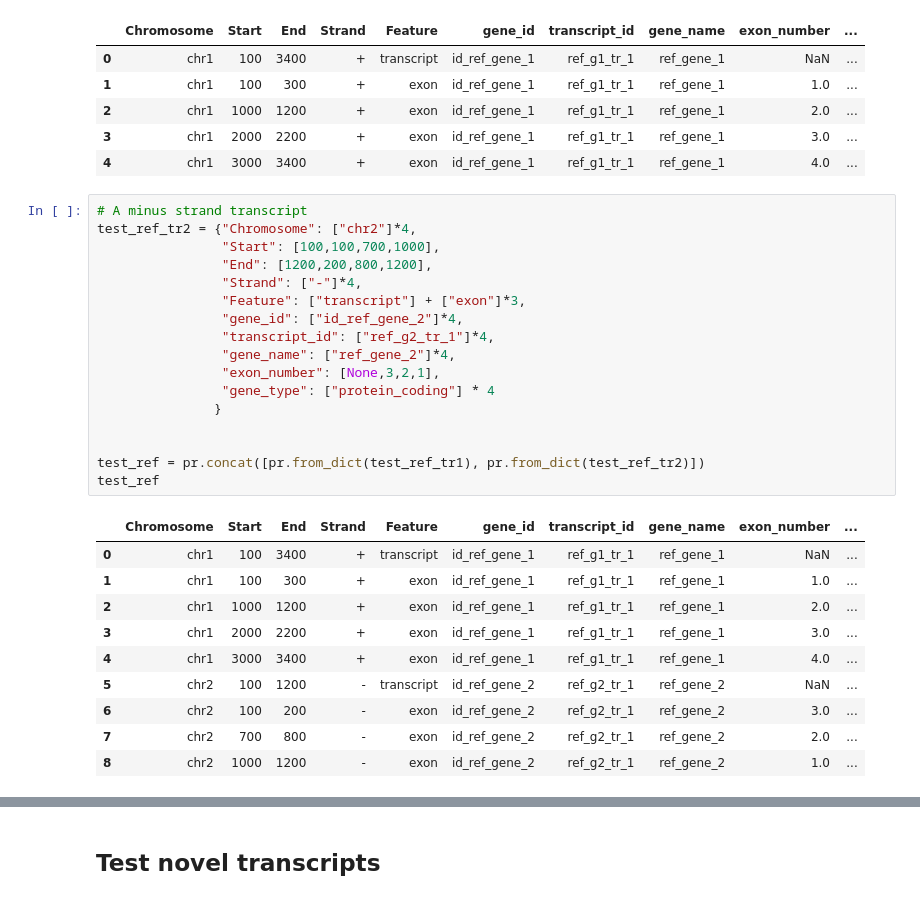
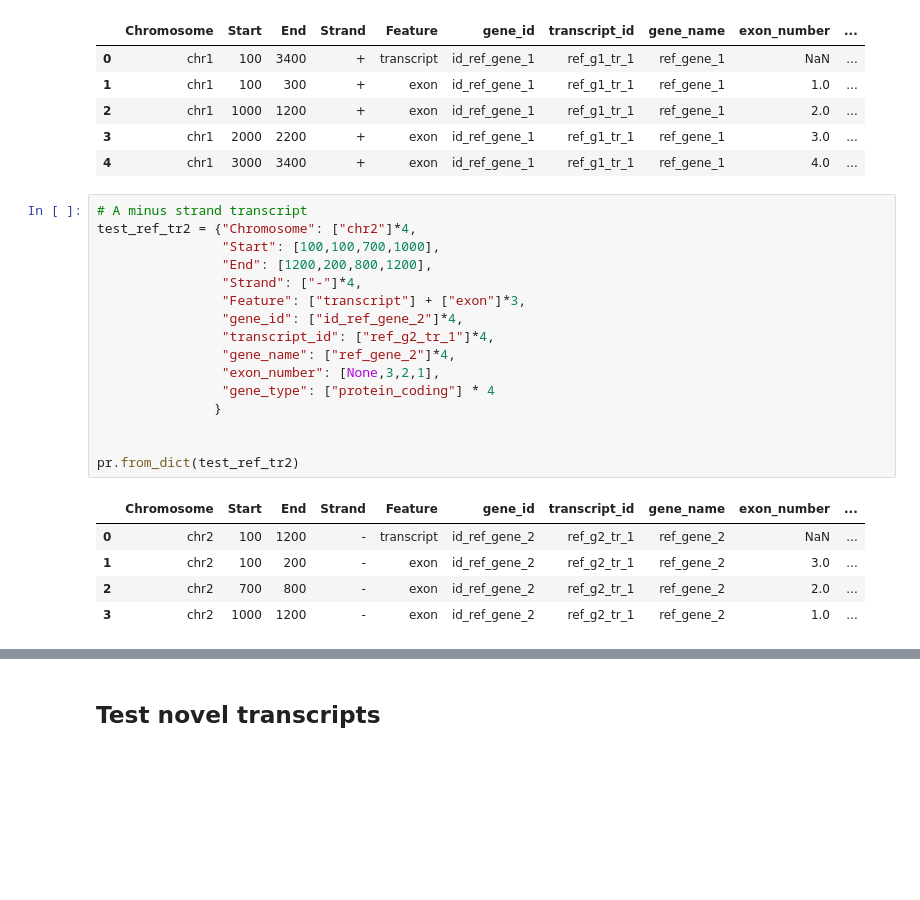
Before and after one commit to frattalab/PAPA, a Jupyter notebook: scripts/generate_test_annotations.ipynb, the cells around one changed output, grey strips where cells are left out. Saved outputs shown, nothing was run; the diff lists cells and outputs as text; blank space fills up the shorter version.

```diff
--- a/scripts/generate_test_annotations.ipynb
+++ b/scripts/generate_test_annotations.ipynb
@@ -38,28 +38,22 @@ pr.from_dict(test_ref_tr1)
 # %%
 # A minus strand transcript
 test_ref_tr2 = {"Chromosome": ["chr2"]*4,
                 "Start": [100,100,700,1000],
                 "End": [1200,200,800,1200],
                 "Strand": ["-"]*4,
                 "Feature": ["transcript"] + ["exon"]*3,
                 "gene_id": ["id_ref_gene_2"]*4,
                 "transcript_id": ["ref_g2_tr_1"]*4,
                 "gene_name": ["ref_gene_2"]*4,
                 "exon_number": [None,3,2,1],
                 "gene_type": ["protein_coding"] * 4
                }
 
 
-test_ref = pr.concat([pr.from_dict(test_ref_tr1), pr.from_dict(test_ref_tr2)])
-test_ref
+pr.from_dict(test_ref_tr2)
 # %% [output]
 |  | Chromosome | Start | End | Strand | Feature | gene_id | transcript_id | gene_name | exon_number | ... |
-| 0 | chr1 | 100 | 3400 | + | transcript | id_ref_gene_1 | ref_g1_tr_1 | ref_gene_1 | NaN | ... |
-| 1 | chr1 | 100 | 300 | + | exon | id_ref_gene_1 | ref_g1_tr_1 | ref_gene_1 | 1.0 | ... |
-| 2 | chr1 | 1000 | 1200 | + | exon | id_ref_gene_1 | ref_g1_tr_1 | ref_gene_1 | 2.0 | ... |
-| 3 | chr1 | 2000 | 2200 | + | exon | id_ref_gene_1 | ref_g1_tr_1 | ref_gene_1 | 3.0 | ... |
-| 4 | chr1 | 3000 | 3400 | + | exon | id_ref_gene_1 | ref_g1_tr_1 | ref_gene_1 | 4.0 | ... |
-| 5 | chr2 | 100 | 1200 | - | transcript | id_ref_gene_2 | ref_g2_tr_1 | ref_gene_2 | NaN | ... |
-| 6 | chr2 | 100 | 200 | - | exon | id_ref_gene_2 | ref_g2_tr_1 | ref_gene_2 | 3.0 | ... |
-| 7 | chr2 | 700 | 800 | - | exon | id_ref_gene_2 | ref_g2_tr_1 | ref_gene_2 | 2.0 | ... |
-| 8 | chr2 | 1000 | 1200 | - | exon | id_ref_gene_2 | ref_g2_tr_1 | ref_gene_2 | 1.0 | ... |
+| 0 | chr2 | 100 | 1200 | - | transcript | id_ref_gene_2 | ref_g2_tr_1 | ref_gene_2 | NaN | ... |
+| 1 | chr2 | 100 | 200 | - | exon | id_ref_gene_2 | ref_g2_tr_1 | ref_gene_2 | 3.0 | ... |
+| 2 | chr2 | 700 | 800 | - | exon | id_ref_gene_2 | ref_g2_tr_1 | ref_gene_2 | 2.0 | ... |
+| 3 | chr2 | 1000 | 1200 | - | exon | id_ref_gene_2 | ref_g2_tr_1 | ref_gene_2 | 1.0 | ... |
```
Also changed, not shown: parts of 11 cells of this notebook, 5 other files.
